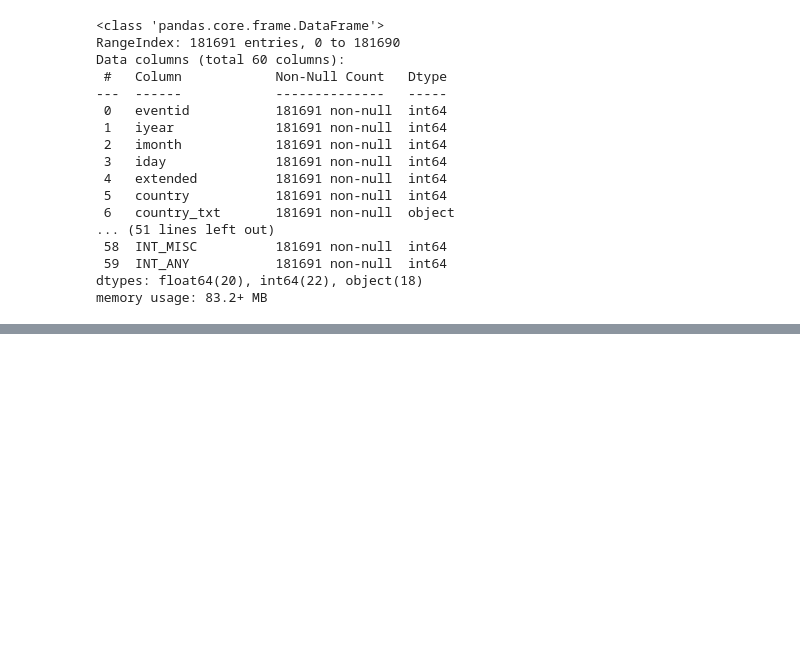
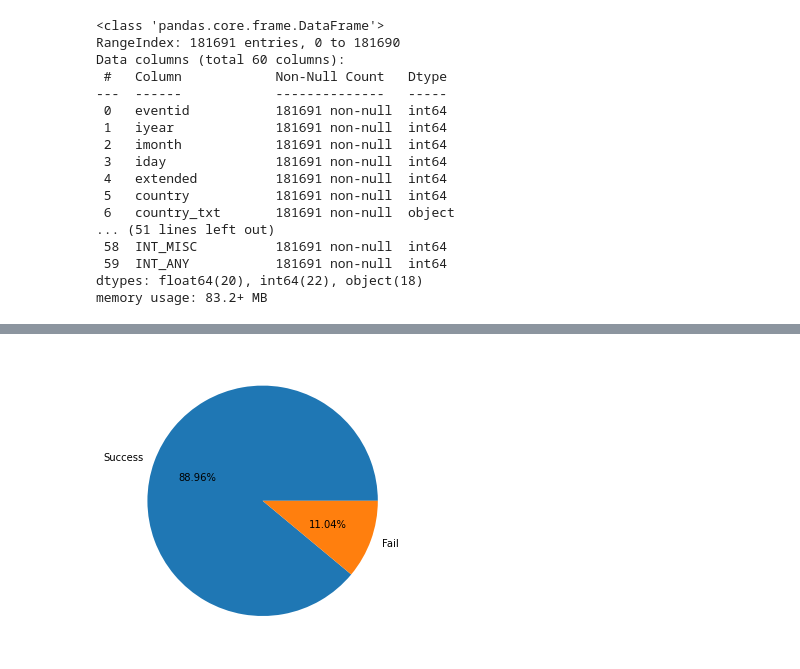
Before and after one commit to chinu1997/Team5-Capstone, a Jupyter notebook: Chinmaya_Devprasad_Team_5_Capstone_Project1.ipynb, the cells around one changed output, grey strips where cells are left out. Cells and saved outputs as stored; diff of their text form; code cells hidden in the pictures; blank space fills up the shorter version.

```diff
--- a/Chinmaya_Devprasad_Team_5_Capstone_Project1.ipynb
+++ b/Chinmaya_Devprasad_Team_5_Capstone_Project1.ipynb
@@ -89,0 +100,7 @@ terror_df.groupby('iyear').agg({'success':sum}).plot(kind='bar')
+# %%
+fig = plt.figure()
+ax = fig.add_axes([0,0,1,1])
+ax.pie(main, labels = ['Success','Fail'],autopct='%1.2f%%')
+plt.show()
+# %% [output]
+[figure, added]
```
Also changed, not shown: parts of 19 cells of this notebook.
